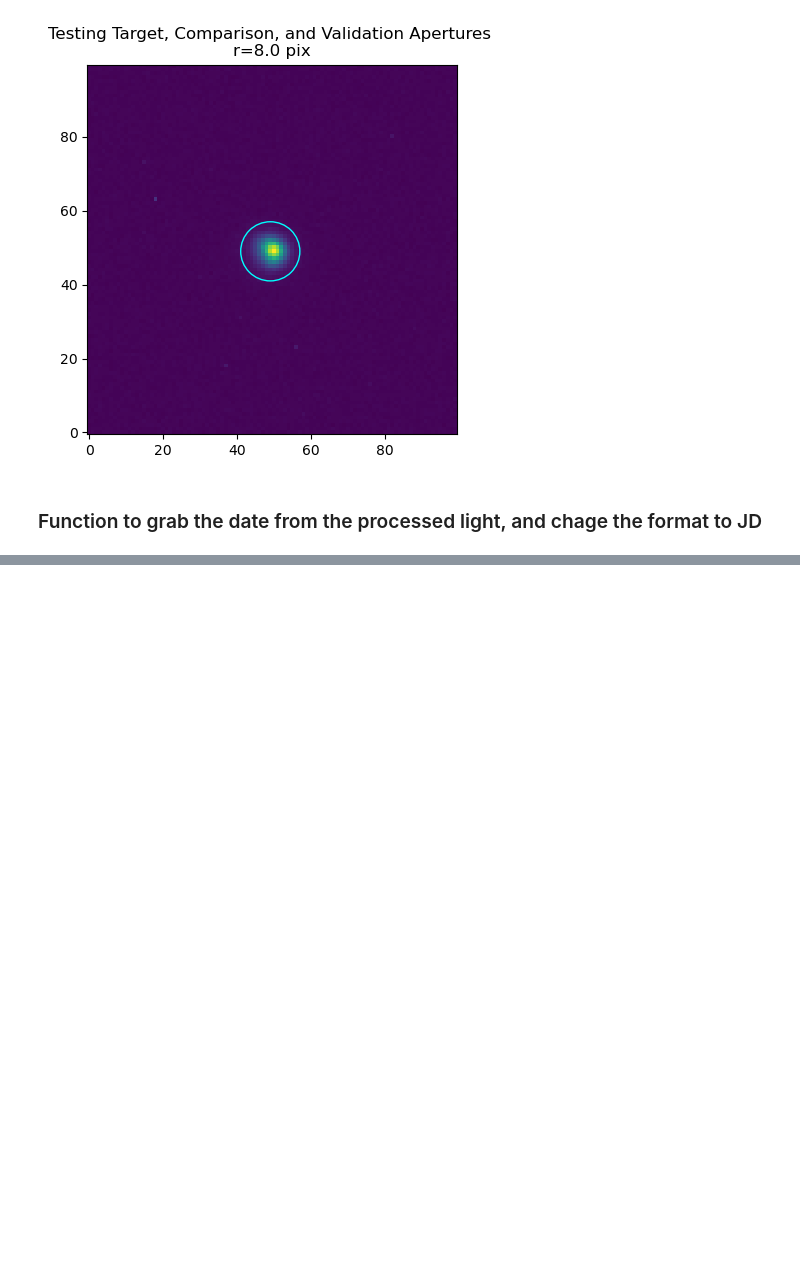
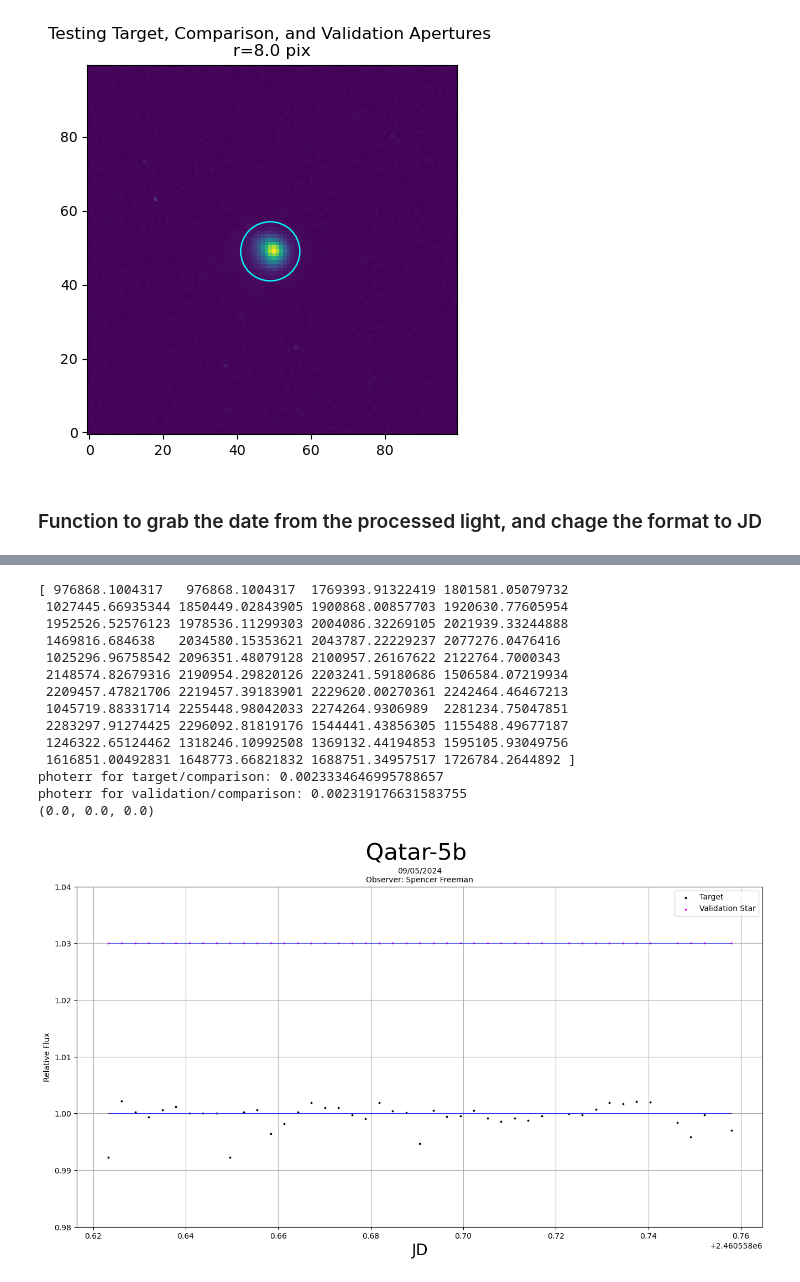
Before and after one commit to spencermfreeman/Astro_Fits_Pipeline, a Jupyter notebook: notebooks/photometry.ipynb, the cells around one changed output, grey strips where cells are left out. Cells and saved outputs as stored; diff of their text form; code cells hidden in the pictures; blank space fills up the shorter version.

Commit message:
plotting and light curve calculation features added to the notebook, output is not correct shape.

```diff
--- a/notebooks/photometry.ipynb
+++ b/notebooks/photometry.ipynb
@@ -575,0 +671,53 @@ print()
+# %%
+iaper=8 # for iaper aperture
+rlc_targ=target_lc[iaper+1,:]/comparison_lc[iaper+1,:]
+rlc_vali=validation_lc[iaper+1,:]/comparison_lc[iaper+1,:]
+a1=1.0/comparison_lc[iaper+1,:]; e1=target_lc[iaper+10+1,:]
+a2=target_lc[iaper+1,:]/comparison_lc[iaper+1,:]**2; e2=comparison_lc[iaper+10+1,:]
+rlcerr_targ=np.sqrt(a1**2*e1**2+a2**2*e2**2)
+
+print(validation_lc[iaper+1, :])
+
+a1=1.0/comparison_lc[iaper+1,:]; e1=validation_lc[iaper+10+1,:]
+a2=validation_lc[iaper+1,:]/comparison_lc[iaper+1,:]**2; e2=comparison_lc[iaper+10+1,:]
+rlcerr_vali=np.sqrt(a1**2*e1**2+a2**2*e2**2)
+print('photerr for target/comparison:',np.median(rlcerr_targ))
+print('photerr for validation/comparison:',np.median(rlcerr_vali))
+idx=np.argmin(np.abs(target_lc[0,:]-51888.67))
+norm_targ=np.median(rlc_targ[idx:])
+norm_vali=np.median(rlc_vali[idx:])
+tmpx=[np.min(target_lc[0,:]),np.max(target_lc[0,:])]
+
+###plotting
+transit_name = "  Qatar-5b"
+date = "09/05/2024"
+observer_name = "Spencer Freeman"
+plt.figure(figsize=(16,8))
+plt.scatter(target_lc[0,:],rlc_targ/norm_targ,color='black', marker='o',s=3,label="Target")
+plt.scatter(target_lc[0,:],rlc_vali/norm_vali+0.03,color='magenta', marker='o',s=3, label="Validation Star")
+plt.plot(tmpx,[1.0,1.0],'b-',linewidth=.5)
+plt.plot(tmpx,[1.03,1.03],'b-',linewidth=.5)
+plt.ylim([0.98,1.04])
+plt.xlabel('JD',fontsize=20)
+plt.ylabel("Relative Flux")
+plt.grid(True)
+plt.suptitle(f"{transit_name}", fontsize=30)
+plt.title(f"{date}\nObserver: {observer_name}", fontsize=10)
+plt.legend()
+print(sigma_clipped_stats(2.5*np.log10(rlc_vali),sigma=3,maxiters=3))
+# %% [output]
+[ 976868.1004317   976868.1004317  1769393.91322419 1801581.05079732
+ 1027445.66935344 1850449.02843905 1900868.00857703 1920630.77605954
+ 1952526.52576123 1978536.11299303 2004086.32269105 2021939.33244888
+ 1469816.684638   2034580.15353621 2043787.22229237 2077276.0476416
+ 1025296.96758542 2096351.48079128 2100957.26167622 2122764.7000343
+ 2148574.82679316 2190954.29820126 2203241.59180686 1506584.07219934
+ 2209457.47821706 2219457.39183901 2229620.00270361 2242464.46467213
+ 1045719.88331714 2255448.98042033 2274264.9306989  2281234.75047851
+ 2283297.91274425 2296092.81819176 1544441.43856305 1155488.49677187
+ 1246322.65124462 1318246.10992508 1369132.44194853 1595105.93049756
+ 1616851.00492831 1648773.66821832 1688751.34957517 1726784.2644892 ]
+photerr for target/comparison: 0.0023334646995788657
+photerr for validation/comparison: 0.002319176631583755
+(0.0, 0.0, 0.0)
+[figure, added]
```
Also changed, not shown: parts of 10 cells of this notebook.
